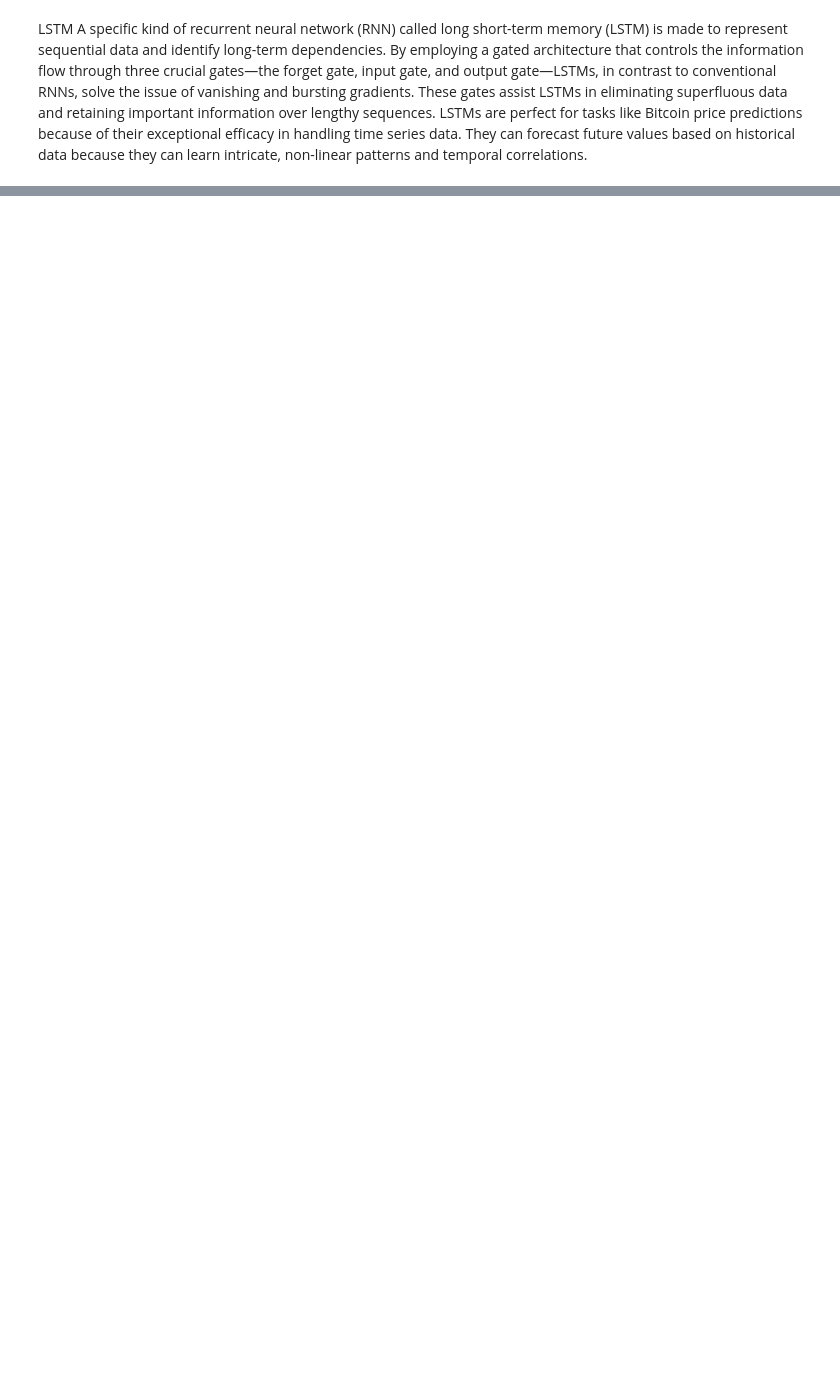
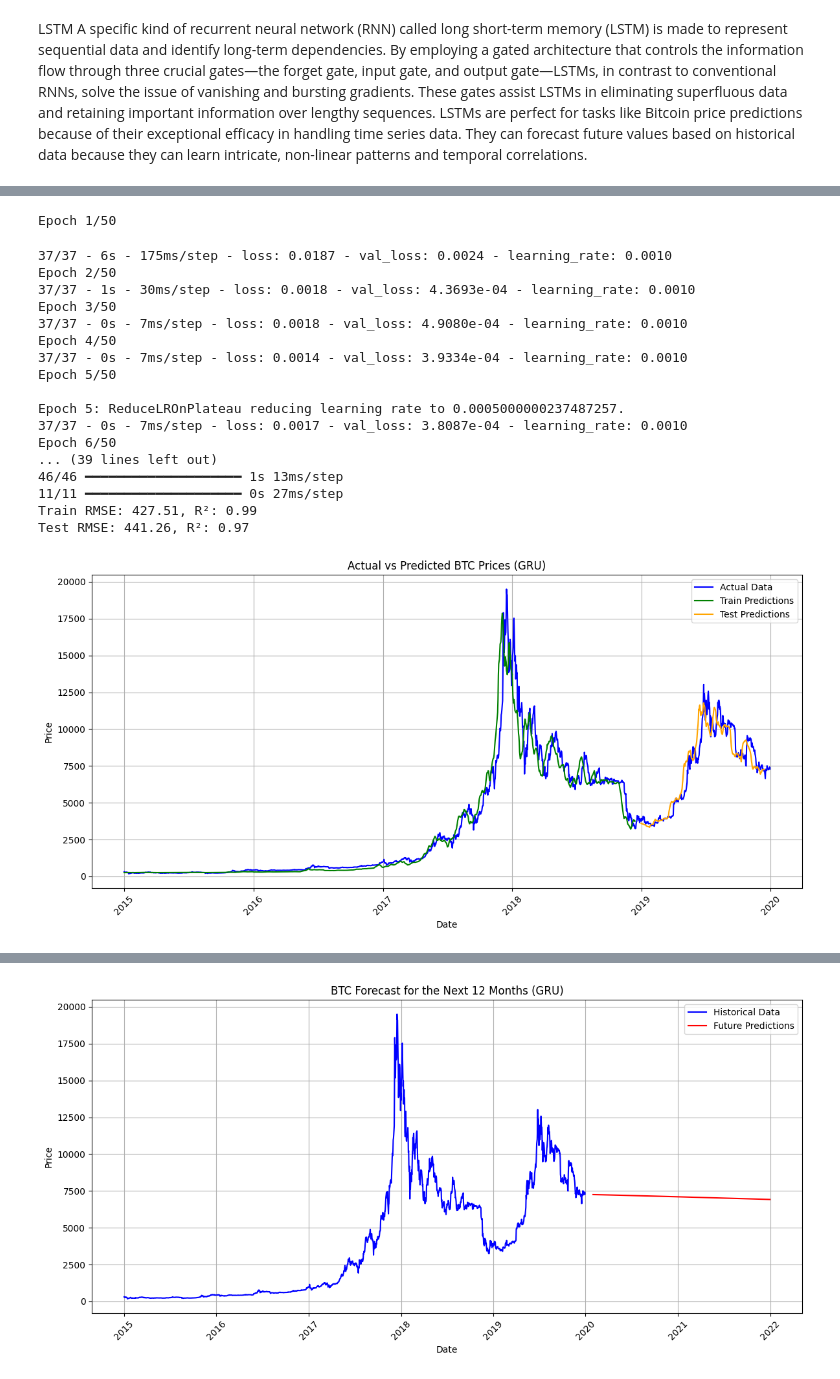
Before and after one commit to vardhan307/Forecasting-Cryptocurrency-Prices-Using-Time-Series-and-News-Sentiment-Analysis-, a Jupyter notebook: Finalprojectvardhanvvs.ipynb, the cells around one changed output, grey strips where cells are left out. Drawn from its saved outputs; the diff is of its cells as text; code cells hidden in the pictures; blank space fills up the shorter version.

```diff
--- a/Finalprojectvardhanvvs.ipynb
+++ b/Finalprojectvardhanvvs.ipynb
@@ -856,9 +1081,9 @@ train_dates = dates_series[:train_size - look_back - 1]  # Dates for training pr
 test_dates = dates_series[train_size:train_size + len(test_predict)]  # Dates for testing predictions
 
 plt.figure(figsize=(12, 6))
-plt.plot(dates_series, scaler.inverse_transform(data_normalized), label='Actual Data', color='blue'
-plt.plot(train_dates, train_predict, label='Train Predictions', color='green')
-plt.plot(test_dates, test_predict, label='Test Predictions', color='orange')
+plt.plot(dates_series, scaler.inverse_transform(data_normalized), label='Actual Data', color='blue')  # Actual data
+plt.plot(train_dates, train_predict, label='Train Predictions', color='green')  # Train predictions
+plt.plot(test_dates, test_predict, label='Test Predictions', color='orange')  #
 
 # Formatting the plot
 plt.title('Actual vs Predicted BTC Prices (GRU)')
@@ -871,34 +1096,54 @@ plt.tight_layout()
 plt.show()
 
 # Forecast future predictions for 1 year (12 months)
-future_steps = 12
+future_steps = 24
 future_predictions = np.empty((future_steps, 1))
 
 # Use the last test data point as the starting point
 current_step = testX[-1]
 
 for i in range(future_steps):
     current_step_reshaped = np.reshape(current_step, (1, look_back, 1))  # Reshape for GRU input
     next_step = gru_model.predict(current_step_reshaped)  # Predict the next value
     future_predictions[i] = next_step  # Store the prediction
     # Update the current step by appending the predicted value and removing the oldest one
     current_step = np.append(current_step[1:], next_step).reshape(-1, 1)
 
 # Transform future predictions back to original scale
 future_predictions = scaler.inverse_transform(future_predictions)
 
 # Create future dates
-future_dates = pd.date_range(start=dates_series.iloc[-1], periods=future_steps + 1, freq='M')[1:]
+future_dates = pd.date_range(start=dates_series.iloc[-1], periods=future_steps + 1, freq='ME')[1:]
 
 # Plot future predictions
 plt.figure(figsize=(12, 6))
 plt.plot(dates_series, scaler.inverse_transform(data_normalized), label='Historical Data', color='blue')
 plt.plot(future_dates, future_predictions, label='Future Predictions', color='red')
 plt.title('BTC Forecast for the Next 12 Months (GRU)')
 plt.xlabel('Date')
 plt.ylabel('Price')
 plt.legend()
 plt.xticks(rotation=45)
 plt.grid(True)
 plt.tight_layout()
 plt.show()
+# %% [output]
+Epoch 1/50
+37/37 - 6s - 175ms/step - loss: 0.0187 - val_loss: 0.0024 - learning_rate: 0.0010
+Epoch 2/50
+37/37 - 1s - 30ms/step - loss: 0.0018 - val_loss: 4.3693e-04 - learning_rate: 0.0010
+Epoch 3/50
+37/37 - 0s - 7ms/step - loss: 0.0018 - val_loss: 4.9080e-04 - learning_rate: 0.0010
+Epoch 4/50
+37/37 - 0s - 7ms/step - loss: 0.0014 - val_loss: 3.9334e-04 - learning_rate: 0.0010
+Epoch 5/50
+
+Epoch 5: ReduceLROnPlateau reducing learning rate to 0.0005000000237487257.
+37/37 - 0s - 7ms/step - loss: 0.0017 - val_loss: 3.8087e-04 - learning_rate: 0.0010
+Epoch 6/50
+... (39 lines left out)
+46/46 ━━━━━━━━━━━━━━━━━━━━ 1s 13ms/step
+11/11 ━━━━━━━━━━━━━━━━━━━━ 0s 27ms/step
+Train RMSE: 427.51, R²: 0.99
+Test RMSE: 441.26, R²: 0.97
+[figure, added]
@@ -905,3 +1167,4 @@ plt.show()
+[figure, added]
 # %%
 # Ensure 'Date' column is in datetime format and remove timezone
 sentiment_data['Date'] = pd.to_datetime(sentiment_data['Date'], errors='coerce')
```
Also changed, not shown: parts of 51 cells of this notebook.
